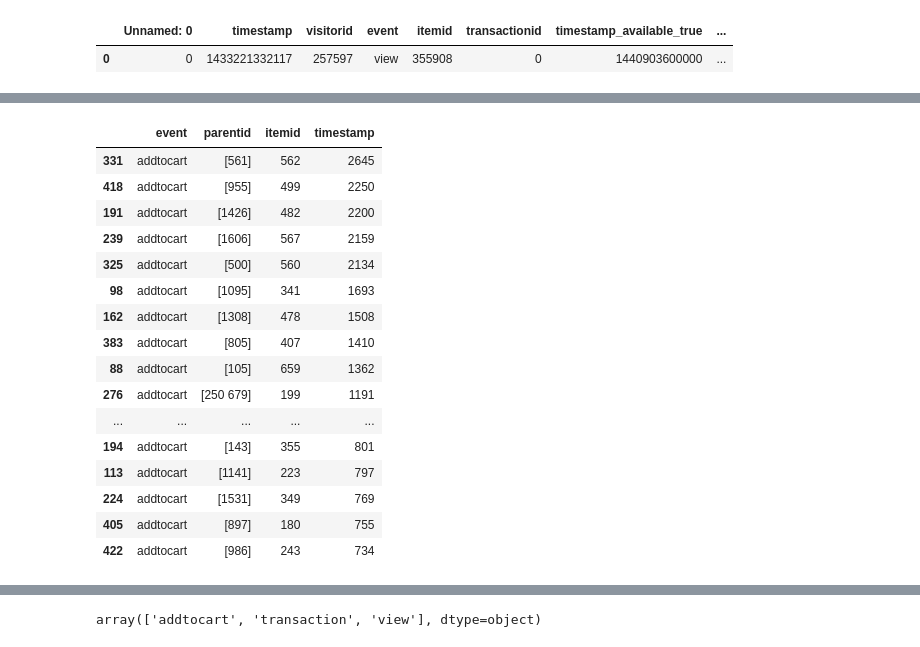
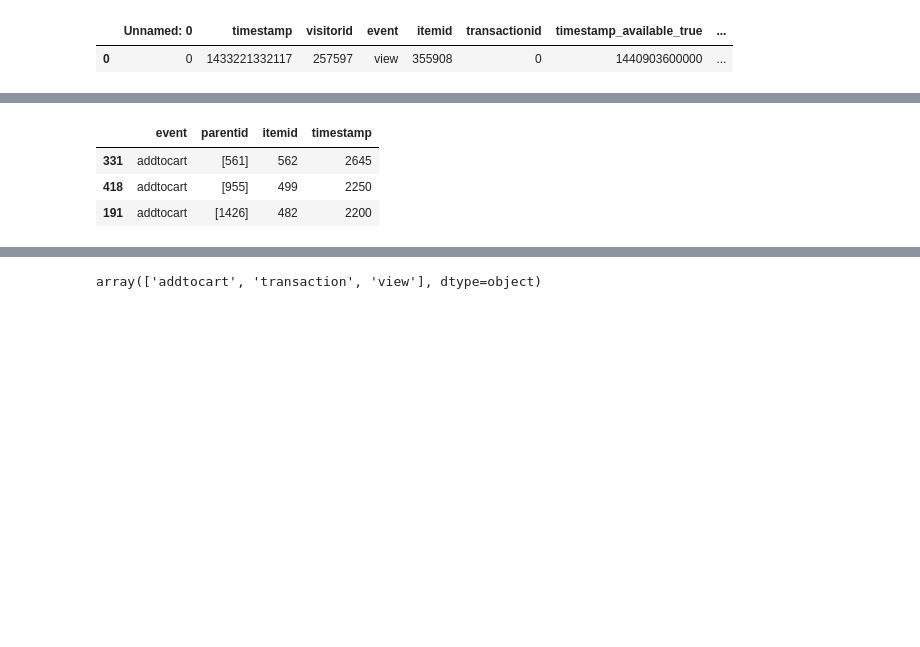
Before and after one commit to AndreyProkofiev/mle-pr-final, a Jupyter notebook: notebooks/eda.ipynb, the cells around one changed output, grey strips where cells are left out. Saved outputs shown, nothing was run; the diff lists cells and outputs as text; code cells hidden in the pictures; blank space fills up the shorter version.

```diff
--- a/notebooks/eda.ipynb
+++ b/notebooks/eda.ipynb
@@ -661,21 +573,8 @@ category_events[category_events['event']=="view"].sort_values('timestamp', ascen
 # %%
-category_events[category_events['event']=='addtocart'].sort_values('timestamp', ascending=0)[0:30]
+category_events[category_events['event']=='addtocart'].sort_values('timestamp', ascending=0)[0:3]
 # %% [output]
 |  | event | parentid | itemid | timestamp |
 | 331 | addtocart | [561] | 562 | 2645 |
 | 418 | addtocart | [955] | 499 | 2250 |
 | 191 | addtocart | [1426] | 482 | 2200 |
-| 239 | addtocart | [1606] | 567 | 2159 |
-| 325 | addtocart | [500] | 560 | 2134 |
-| 98 | addtocart | [1095] | 341 | 1693 |
-| 162 | addtocart | [1308] | 478 | 1508 |
-| 383 | addtocart | [805] | 407 | 1410 |
-| 88 | addtocart | [105] | 659 | 1362 |
-| 276 | addtocart | [250 679] | 199 | 1191 |
-| ... | ... | ... | ... | ... |
-| 194 | addtocart | [143] | 355 | 801 |
-| 113 | addtocart | [1141] | 223 | 797 |
-| 224 | addtocart | [1531] | 349 | 769 |
-| 405 | addtocart | [897] | 180 | 755 |
-| 422 | addtocart | [986] | 243 | 734 |
 # %%
```
Also changed, not shown: parts of 23 cells of this notebook, 1 other file.
